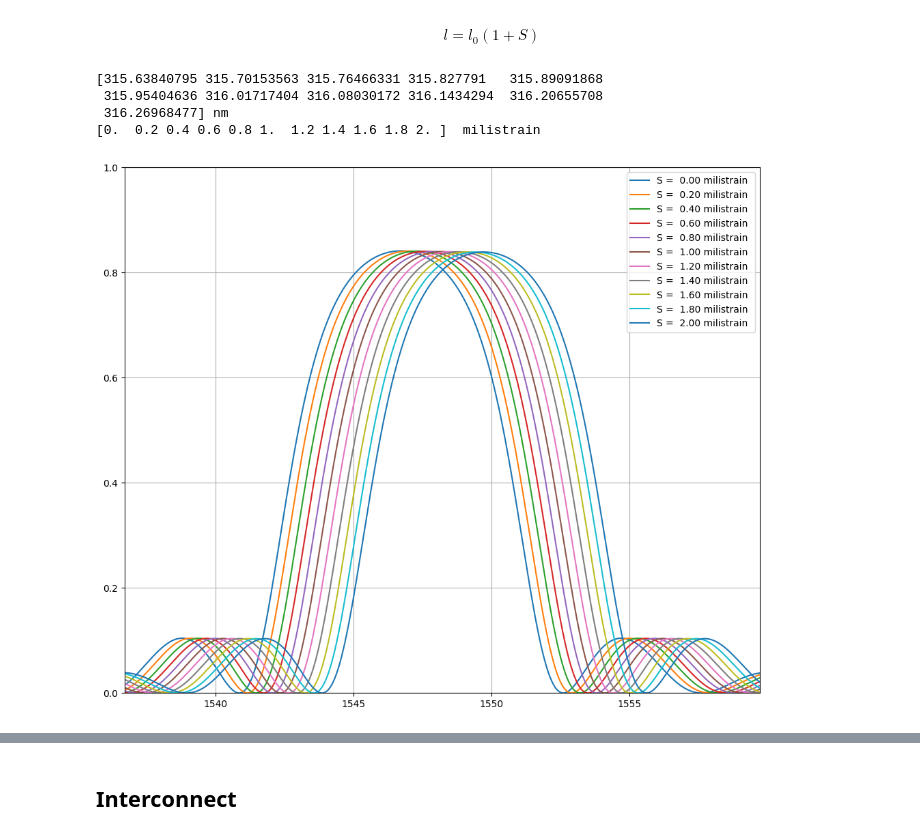
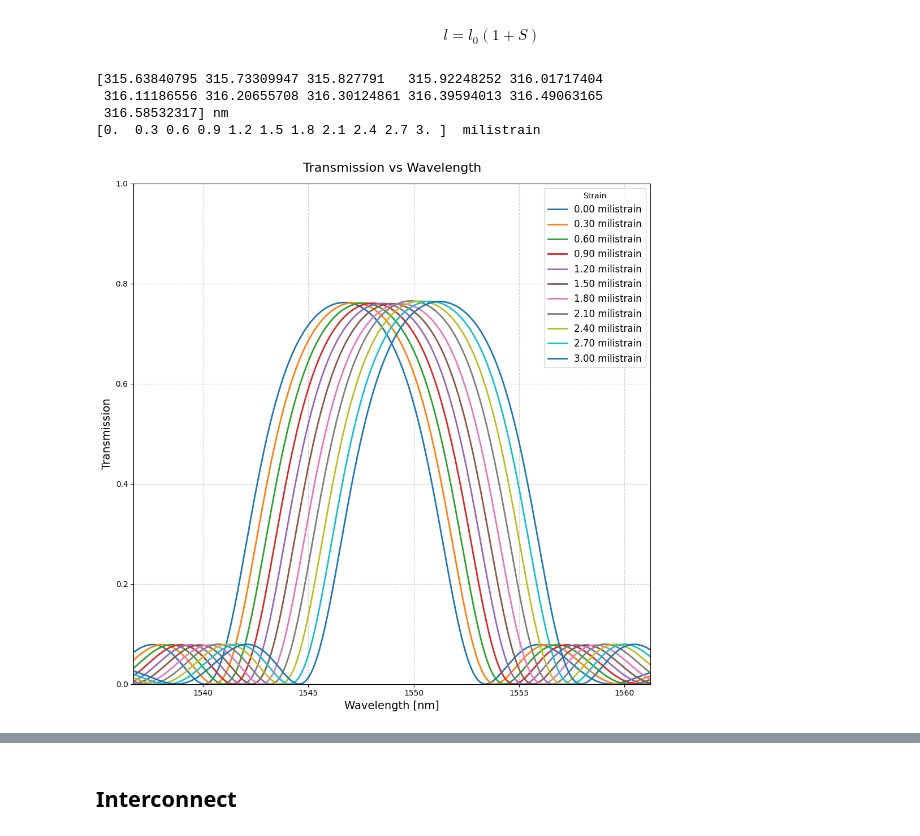
Before and after one commit to EriCand-Ss/Photonics-API-lumapi, a Jupyter notebook: SILICON BRAGG/API.ipynb, the cells around one changed output, grey strips where cells are left out. Cells and saved outputs as stored; diff of their text form; code cells hidden in the pictures.

```diff
--- a/SILICON BRAGG/API.ipynb
+++ b/SILICON BRAGG/API.ipynb
@@ -373,15 +414,15 @@ $$
 l = l_0(1+S)
 $$
 # %%
-S = np.linspace(0,0.002,11)
+S = np.linspace(0,0.003,11)
 Lambda_strain = Lambda*(1+S)
 print(Lambda_strain*1e9, "nm")
 print(S*1e3," milistrain")
 # %% [output]
-[315.63840795 315.70153563 315.76466331 315.827791   315.89091868
- 315.95404636 316.01717404 316.08030172 316.1434294  316.20655708
- 316.26968477] nm
-[0.  0.2 0.4 0.6 0.8 1.  1.2 1.4 1.6 1.8 2. ]  milistrain
+[315.63840795 315.73309947 315.827791   315.92248252 316.01717404
+ 316.11186556 316.20655708 316.30124861 316.39594013 316.49063165
+ 316.58532317] nm
+[0.  0.3 0.6 0.9 1.2 1.5 1.8 2.1 2.4 2.7 3. ]  milistrain
 # %%
 Transmissao = []
 S11_modulo = []
@@ -437,7 +478,7 @@ for i in range(len(S)):
     emeApi.set("number of periodic groups", 1)
     emeApi.set("start cell group", 1)
     emeApi.set("end cell group", 2)
-    emeApi.set("periods", 175)
+    emeApi.set("periods", 150)
 
     emeApi.set("wavelength", 1500*nm)
 
@@ -469,20 +510,46 @@ for i in range(len(S)):
     S21_modulo.append(np.abs(Resultado['s21']))
     S21_fase.append(np.angle(Resultado['s21']))
 # %%
-plt.figure(figsize=(12,10))
+plt.figure(figsize=(10, 10))
+
+# Plot com linhas + bolas vazadas
 for i in range(len(S)):
-    plt.plot(wvg*1e9,(Transmissao[i]), label = r'S = '+f'{S[i] *1000 : .2f} milistrain ')
+    plt.plot(
+        wvg * 1e9,
+        Transmissao[i],
+        markerfacecolor='none',  # bola vazada
+        markersize=6,
+        linewidth=2,
+        label=fr"{S[i]*1000:.2f} milistrain"
+    )
 
-plt.legend()
-x_max11, _ = achar_x_e_y_maximo_em_um_intervalo_quando_tiver_varios_picos(Transmissao[0],wvg*1e9, 1500,1600)
-x_max22, _ = achar_x_e_y_maximo_em_um_intervalo_quando_tiver_varios_picos(Transmissao[-1],wvg*1e9, 1500,1600)
+# Limites de x pelo pico inicial/final
+x_max_S1, _ = achar_x_e_y_maximo_em_um_intervalo_quando_tiver_varios_picos(
+    Transmissao[0], wvg*1e9, 1500, 1600
+)
+x_max_S2, _ = achar_x_e_y_maximo_em_um_intervalo_quando_tiver_varios_picos(
+    Transmissao[-1], wvg*1e9, 1500, 1600
+)
 
-plt.xlim(x_max11-10, x_max22+10)
-plt.ylim(0,1)
-plt.grid()
+plt.xlim(x_max_S1 - 10, x_max_S2 + 10)
+plt.ylim(0, 1)
+
+# Labels e título
+plt.xlabel("Wavelength [nm]", fontsize=14)
+plt.ylabel("Transmission", fontsize=14)
+plt.title("Transmission vs Wavelength", fontsize=16, pad=15)
+
+# Estética
+plt.legend(title="Strain", fontsize=12)
+plt.grid(True, linestyle="--", alpha=0.6)
+plt.tight_layout()
+
+# Salvar imagem em alta resolução
+plt.savefig("transmissao_vs_wavelength_strain.png", dpi=300, bbox_inches="tight")
+
 plt.show()
 # %% [output]
-[figure, old version]
+[figure, new version]
 # %%
 frequencia_onde_ocorre_maxima_transmissao = np.zeros(len(S))
 
```
Also changed, not shown: parts of 15 cells of this notebook, 32 other files.
